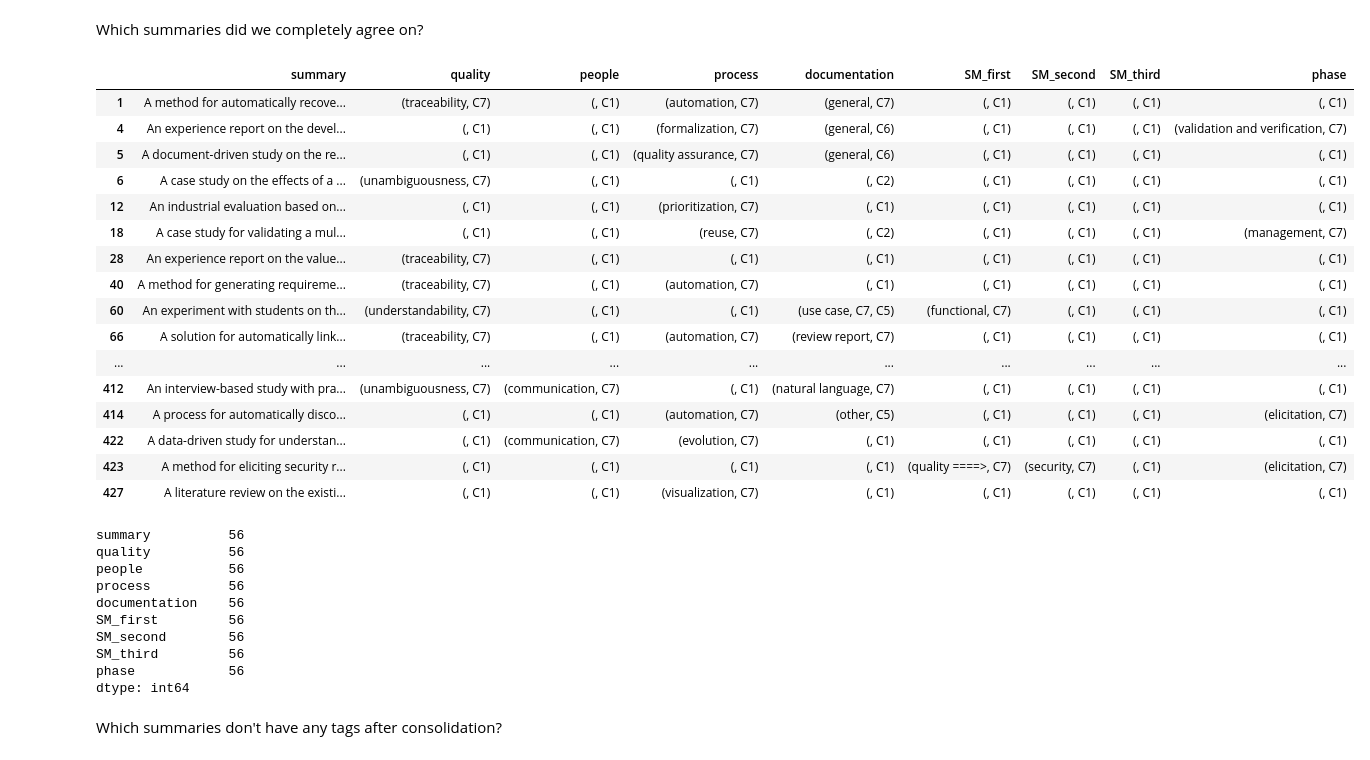
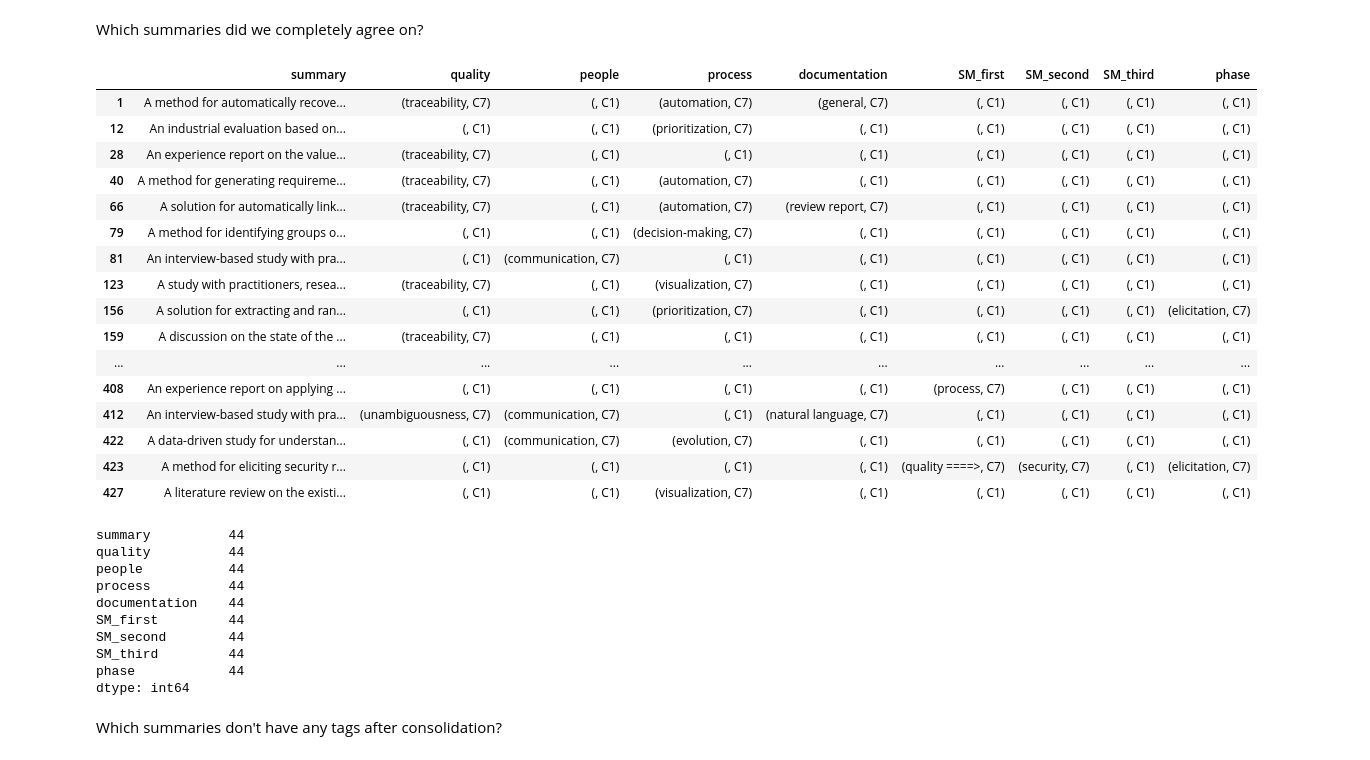
Before and after one commit to mendezfe/repract2018, a Jupyter notebook: notebooks/freetextcoding/REpract-AutomaticConsolidation.ipynb, the cells around one changed output. Saved outputs shown, nothing was run; the diff lists cells and outputs as text; code cells hidden in the pictures.

```diff
--- a/notebooks/freetextcoding/REpract-AutomaticConsolidation.ipynb
+++ b/notebooks/freetextcoding/REpract-AutomaticConsolidation.ipynb
@@ -302,40 +302,41 @@ Which summaries did we completely agree on?
 # %%
 rule_matched = (dec_rules["quality"].isin(["C1","C7"])) & \
     (dec_rules["people"].isin(["C1","C7"])) & \
     (dec_rules["process"].isin(["C1","C7"])) & \
+    (dec_rules["documentation"].isin(["C1","C7"])) & \
     (dec_rules["SM_first"].isin(["C1","C7"])) & \
     (dec_rules["SM_second"].isin(["C1","C7"])) & \
     (dec_rules["phase"].isin(["C1","C7"]))
 
 display(df_decisions[rule_matched])
 df_decisions[rule_matched].count()
 # %% [output]
 |  | summary | quality | people | process | documentation | SM_first | SM_second | SM_third | phase |
 | 1 | A method for automatically recove... | (traceability, C7) | (, C1) | (automation, C7) | (general, C7) | (, C1) | (, C1) | (, C1) | (, C1) |
-| 4 | An experience report on the devel... | (, C1) | (, C1) | (formalization, C7) | (general, C6) | (, C1) | (, C1) | (, C1) | (validation and verification, C7) |
-| 5 | A document-driven study on the re... | (, C1) | (, C1) | (quality assurance, C7) | (general, C6) | (, C1) | (, C1) | (, C1) | (, C1) |
-| 6 | A case study on the effects of a ... | (unambiguousness, C7) | (, C1) | (, C1) | (, C2) | (, C1) | (, C1) | (, C1) | (, C1) |
 | 12 | An industrial evaluation based on... | (, C1) | (, C1) | (prioritization, C7) | (, C1) | (, C1) | (, C1) | (, C1) | (, C1) |
-| 18 | A case study for validating a mul... | (, C1) | (, C1) | (reuse, C7) | (, C2) | (, C1) | (, C1) | (, C1) | (management, C7) |
 | 28 | An experience report on the value... | (traceability, C7) | (, C1) | (, C1) | (, C1) | (, C1) | (, C1) | (, C1) | (, C1) |
 | 40 | A method for generating requireme... | (traceability, C7) | (, C1) | (automation, C7) | (, C1) | (, C1) | (, C1) | (, C1) | (, C1) |
-| 60 | An experiment with students on th... | (understandability, C7) | (, C1) | (, C1) | (use case, C7, C5) | (functional, C7) | (, C1) | (, C1) | (, C1) |
 | 66 | A solution for automatically link... | (traceability, C7) | (, C1) | (automation, C7) | (review report, C7) | (, C1) | (, C1) | (, C1) | (, C1) |
+| 79 | A method for identifying groups o... | (, C1) | (, C1) | (decision-making, C7) | (, C1) | (, C1) | (, C1) | (, C1) | (, C1) |
+| 81 | An interview-based study with pra... | (, C1) | (communication, C7) | (, C1) | (, C1) | (, C1) | (, C1) | (, C1) | (, C1) |
+| 123 | A study with practitioners, resea... | (traceability, C7) | (, C1) | (visualization, C7) | (, C1) | (, C1) | (, C1) | (, C1) | (, C1) |
+| 156 | A solution for extracting and ran... | (, C1) | (, C1) | (prioritization, C7) | (, C1) | (, C1) | (, C1) | (, C1) | (elicitation, C7) |
+| 159 | A discussion on the state of the ... | (traceability, C7) | (, C1) | (, C1) | (, C1) | (, C1) | (, C1) | (, C1) | (, C1) |
 | ... | ... | ... | ... | ... | ... | ... | ... | ... | ... |
+| 408 | An experience report on applying ... | (, C1) | (, C1) | (, C1) | (, C1) | (process, C7) | (, C1) | (, C1) | (, C1) |
 | 412 | An interview-based study with pra... | (unambiguousness, C7) | (communication, C7) | (, C1) | (natural language, C7) | (, C1) | (, C1) | (, C1) | (, C1) |
-| 414 | A process for automatically disco... | (, C1) | (, C1) | (automation, C7) | (other, C5) | (, C1) | (, C1) | (, C1) | (elicitation, C7) |
 | 422 | A data-driven study for understan... | (, C1) | (communication, C7) | (evolution, C7) | (, C1) | (, C1) | (, C1) | (, C1) | (, C1) |
 | 423 | A method for eliciting security r... | (, C1) | (, C1) | (, C1) | (, C1) | (quality ====>, C7) | (security, C7) | (, C1) | (elicitation, C7) |
 | 427 | A literature review on the existi... | (, C1) | (, C1) | (visualization, C7) | (, C1) | (, C1) | (, C1) | (, C1) | (, C1) |
-summary          56
-quality          56
-people           56
-process          56
-documentation    56
-SM_first         56
-SM_second        56
-SM_third         56
-phase            56
+summary          44
+quality          44
+people           44
+process          44
+documentation    44
+SM_first         44
+SM_second        44
+SM_third         44
+phase            44
 dtype: int64
 # %% [markdown]
 Which summaries don't have any tags after consolidation?
```
Also changed, not shown: parts of 7 cells of this notebook.
